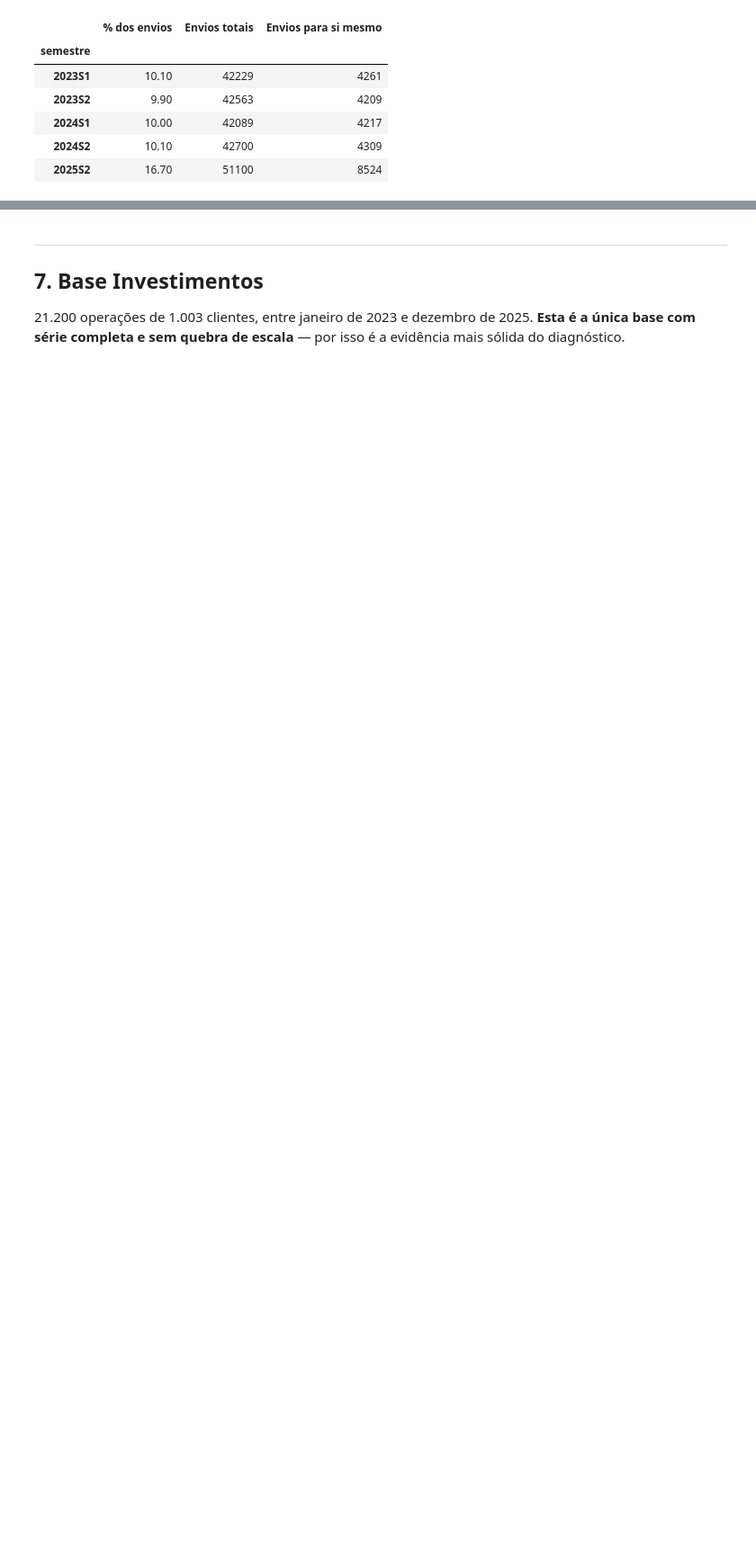
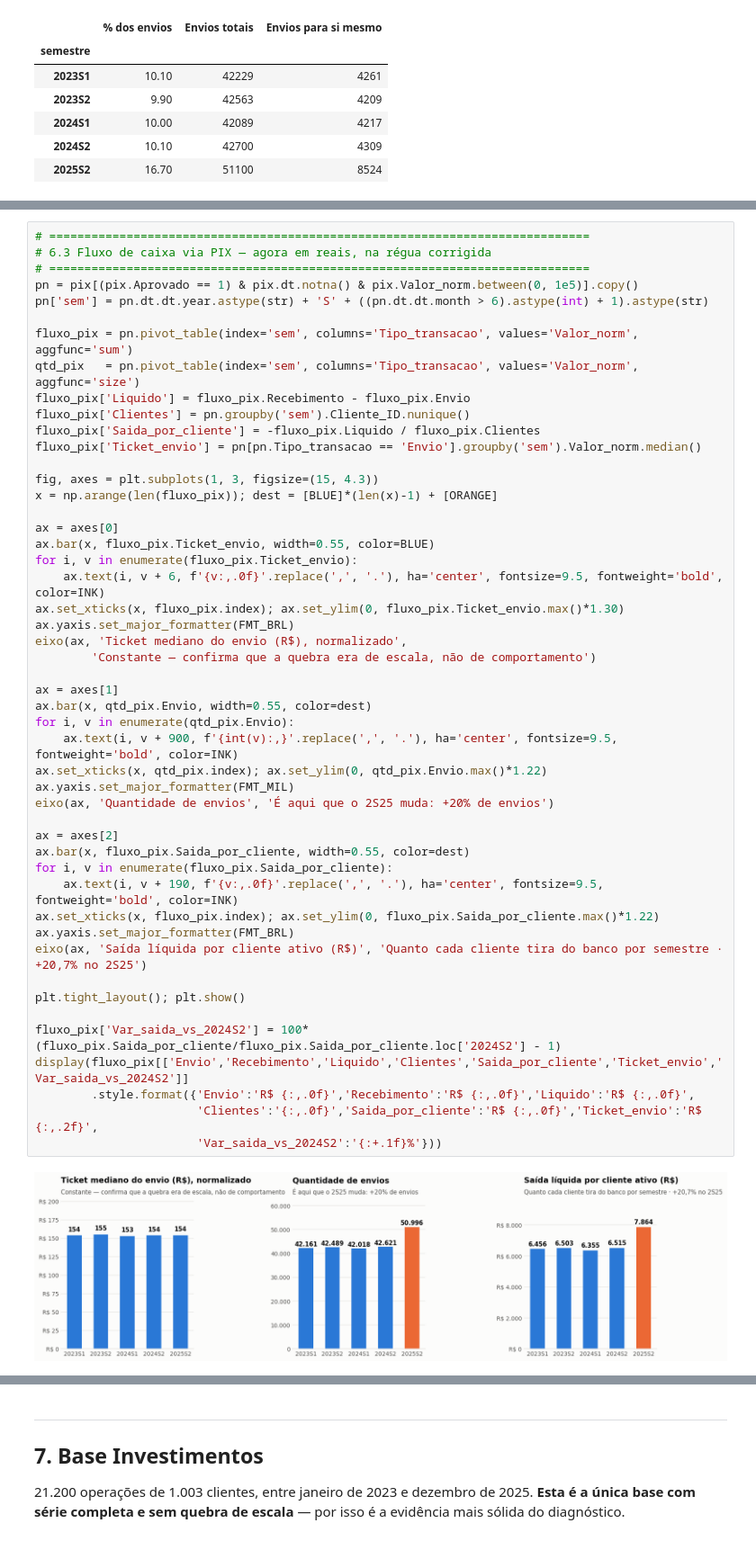
Before and after one commit to Kadayann/Master-Card-Challenge, a Jupyter notebook: Analise_Bases_Priceless_Bank.ipynb, the cells around one changed output, grey strips where cells are left out. Shown at 90% size. Saved outputs shown, nothing was run; the diff lists cells and outputs as text; blank space fills up the shorter version.

```diff
--- a/Analise_Bases_Priceless_Bank.ipynb
+++ b/Analise_Bases_Priceless_Bank.ipynb
@@ -1020,0 +1225,51 @@ apoio, não uma prova. Vale como hipótese a validar com o banco.
+# %%
+# =============================================================================
+# 6.3 Fluxo de caixa via PIX — agora em reais, na régua corrigida
+# =============================================================================
+pn = pix[(pix.Aprovado == 1) & pix.dt.notna() & pix.Valor_norm.between(0, 1e5)].copy()
+pn['sem'] = pn.dt.dt.year.astype(str) + 'S' + ((pn.dt.dt.month > 6).astype(int) + 1).astype(str)
+
+fluxo_pix = pn.pivot_table(index='sem', columns='Tipo_transacao', values='Valor_norm', aggfunc='sum')
+qtd_pix   = pn.pivot_table(index='sem', columns='Tipo_transacao', values='Valor_norm', aggfunc='size')
+fluxo_pix['Liquido'] = fluxo_pix.Recebimento - fluxo_pix.Envio
+fluxo_pix['Clientes'] = pn.groupby('sem').Cliente_ID.nunique()
+fluxo_pix['Saida_por_cliente'] = -fluxo_pix.Liquido / fluxo_pix.Clientes
+fluxo_pix['Ticket_envio'] = pn[pn.Tipo_transacao == 'Envio'].groupby('sem').Valor_norm.median()
+
+fig, axes = plt.subplots(1, 3, figsize=(15, 4.3))
+x = np.arange(len(fluxo_pix)); dest = [BLUE]*(len(x)-1) + [ORANGE]
+
+ax = axes[0]
+ax.bar(x, fluxo_pix.Ticket_envio, width=0.55, color=BLUE)
+for i, v in enumerate(fluxo_pix.Ticket_envio):
+    ax.text(i, v + 6, f'{v:,.0f}'.replace(',', '.'), ha='center', fontsize=9.5, fontweight='bold', color=INK)
+ax.set_xticks(x, fluxo_pix.index); ax.set_ylim(0, fluxo_pix.Ticket_envio.max()*1.30)
+ax.yaxis.set_major_formatter(FMT_BRL)
+eixo(ax, 'Ticket mediano do envio (R$), normalizado',
+        'Constante — confirma que a quebra era de escala, não de comportamento')
+
+ax = axes[1]
+ax.bar(x, qtd_pix.Envio, width=0.55, color=dest)
+for i, v in enumerate(qtd_pix.Envio):
+    ax.text(i, v + 900, f'{int(v):,}'.replace(',', '.'), ha='center', fontsize=9.5, fontweight='bold', color=INK)
+ax.set_xticks(x, qtd_pix.index); ax.set_ylim(0, qtd_pix.Envio.max()*1.22)
+ax.yaxis.set_major_formatter(FMT_MIL)
+eixo(ax, 'Quantidade de envios', 'É aqui que o 2S25 muda: +20% de envios')
+
+ax = axes[2]
+ax.bar(x, fluxo_pix.Saida_por_cliente, width=0.55, color=dest)
+for i, v in enumerate(fluxo_pix.Saida_por_cliente):
+    ax.text(i, v + 190, f'{v:,.0f}'.replace(',', '.'), ha='center', fontsize=9.5, fontweight='bold', color=INK)
+ax.set_xticks(x, fluxo_pix.index); ax.set_ylim(0, fluxo_pix.Saida_por_cliente.max()*1.22)
+ax.yaxis.set_major_formatter(FMT_BRL)
+eixo(ax, 'Saída líquida por cliente ativo (R$)', 'Quanto cada cliente tira do banco por semestre · +20,7% no 2S25')
+
+plt.tight_layout(); plt.show()
+
+fluxo_pix['Var_saida_vs_2024S2'] = 100*(fluxo_pix.Saida_por_cliente/fluxo_pix.Saida_por_cliente.loc['2024S2'] - 1)
+display(fluxo_pix[['Envio','Recebimento','Liquido','Clientes','Saida_por_cliente','Ticket_envio','Var_saida_vs_2024S2']]
+        .style.format({'Envio':'R$ {:,.0f}','Recebimento':'R$ {:,.0f}','Liquido':'R$ {:,.0f}',
+                       'Clientes':'{:,.0f}','Saida_por_cliente':'R$ {:,.0f}','Ticket_envio':'R$ {:,.2f}',
+                       'Var_saida_vs_2024S2':'{:+.1f}%'}))
+# %% [output]
+[figure, added]
```
Also changed, not shown: parts of 20 cells of this notebook, 5 other files.
